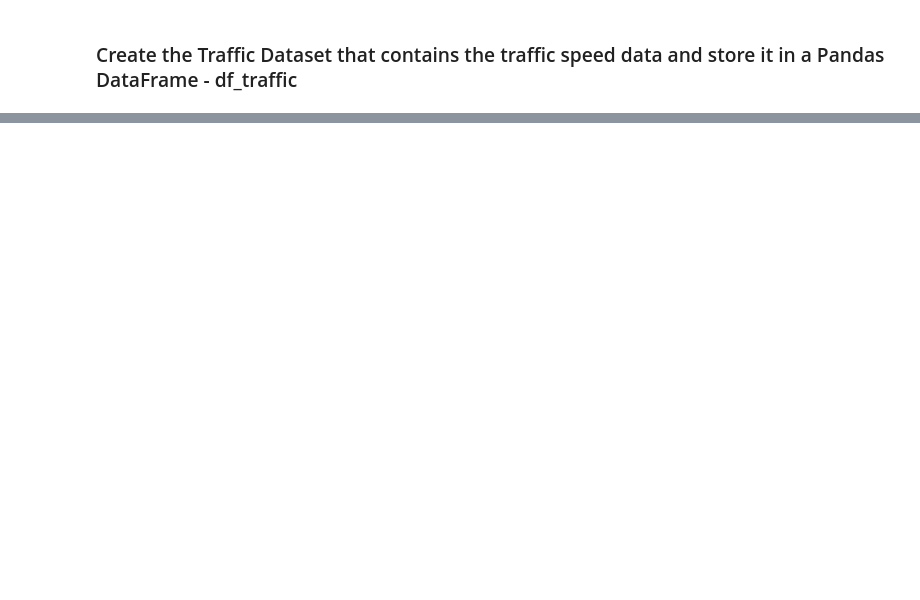
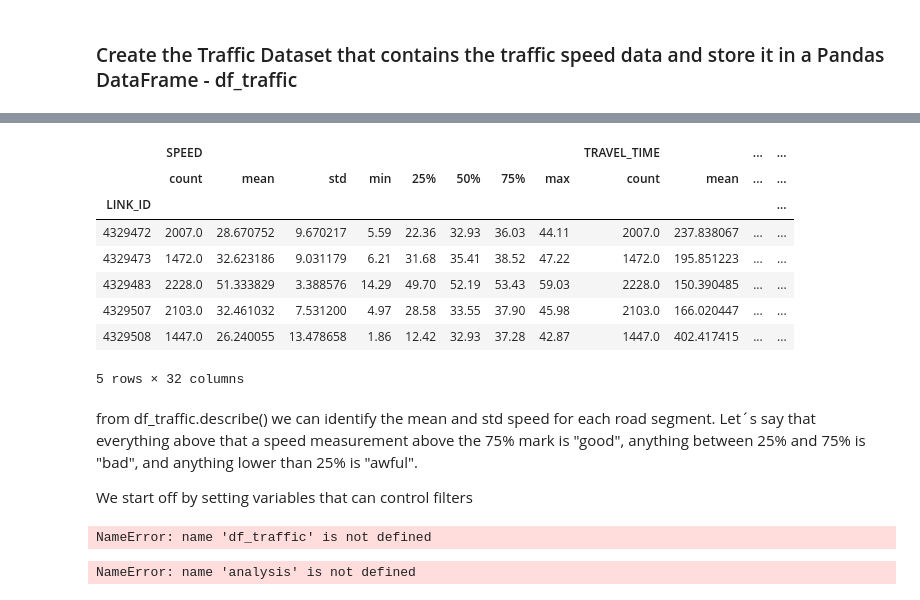
Before and after one commit to sjans1/Data-Science-Capstone, a Jupyter notebook: Data Science Capstone Project NYC.ipynb, the cells around one changed output, grey strips where cells are left out. Cells and saved outputs as stored; diff of their text form; code cells hidden in the pictures; blank space fills up the shorter version.

```diff
--- a/Data Science Capstone Project NYC.ipynb
+++ b/Data Science Capstone Project NYC.ipynb
@@ -209,3 +134,16 @@ df_linkinfo.rename(columns={0: 'point0', 1: 'point1', 2: 'point2', 3: 'point3',
+# %%
+df_linkinfo['point0'] = df_linkinfo['point0'].apply(lambda x: (tuple(map(float, x.split(',')))) if x != None else np.nan)
+df_linkinfo['point1'] = df_linkinfo['point1'].apply(lambda x: (tuple(map(float, x.split(',')))) if x != None else np.nan)
+df_linkinfo['point2'] = df_linkinfo['point2'].apply(lambda x: (tuple(map(float, x.split(',')))) if x != None else np.nan)
+df_linkinfo['point3'] = df_linkinfo['point3'].apply(lambda x: (tuple(map(float, x.split(',')))) if x != None else np.nan)
+df_linkinfo['point4'] = df_linkinfo['point4'].apply(lambda x: (tuple(map(float, x.split(',')))) if x != None else np.nan)
+df_linkinfo['point5'] = df_linkinfo['point5'].apply(lambda x: (tuple(map(float, x.split(',')))) if x != None else np.nan)
+df_linkinfo['point6'] = df_linkinfo['point6'].apply(lambda x: (tuple(map(float, x.split(',')))) if x != None else np.nan)
+df_linkinfo['point7'] = df_linkinfo['point7'].apply(lambda x: (tuple(map(float, x.split(',')))) if x != None else np.nan)
+df_linkinfo['point8'] = df_linkinfo['point8'].apply(lambda x: (tuple(map(float, x.split(',')))) if x != None else np.nan)
+df_linkinfo['point9'] = df_linkinfo['point9'].apply(lambda x: (tuple(map(float, x.split(',')))) if x != None else np.nan)
+df_linkinfo['point10'] = df_linkinfo['point10'].apply(lambda x: (tuple(map(float, x.split(',')))) if x != None else np.nan)
+df_linkinfo['point11'] = df_linkinfo['point11'].apply(lambda x: (tuple(map(float, x.split(',')))) if x != None else np.nan)
 # %%
 df_linkinfo.head()
 # %% [output]
@@ -217,0 +156,11 @@ df_linkinfo.head()
+# %%
+# merge the individual tuple coordinates together again into a new column
+df_linkinfo["allpoints"] = list(zip(*[df_linkinfo[col] for col in df_linkinfo.columns[3:15]]))
+# %%
+map_nyc = folium.Map(location=df_linkinfo['point1'][0], zoom_start=12)
+
+for x in range(0,len(df_linkinfo)):
+    length = min(df_linkinfo["ENCODED_POLY_LINE_LVLS"][x],11)
+    folium.PolyLine(df_linkinfo["allpoints"][x][0:length], color="red", weight=2.5, opacity=1).add_to(map_nyc)
+
+map_nyc
@@ -256,0 +171,13 @@ SyntaxError: invalid syntax (<ipython-input-32-a3816e2f8a59>, line 2)
+# %%
+df_traffic = pd.read_csv("2020January.csv")
+df_traffic = df_traffic[df_traffic["STATUS"].eq(0)]
+
+# convert the Data_As_Of column to something crude but useable. The original column contains datestamps in different formats
+df_traffic = pd.concat([df_traffic, df_traffic.DATA_AS_OF.str.split(expand=True)], axis=1, sort=False)
+df_traffic.drop(["DATA_AS_OF", "ID"], inplace=True, axis=1)
+df_traffic.rename(columns={0: 'Date', 1: 'Time', 2:'AMPM'}, inplace=True)
+
+df_traffic["Time"] = df_traffic['Time'].apply(lambda x: x[:2] if len(x) > 2 else x)
+df_traffic["Time"] = pd.to_numeric(df_traffic["Time"])
+df_traffic.loc[(df_traffic['AMPM'] == 'PM') & (df_traffic['Time'] < 12), 'Time'] = df_traffic["Time"]+12
+df_traffic.head()
@@ -256,0 +301,36 @@ SyntaxError: invalid syntax (<ipython-input-32-a3816e2f8a59>, line 2)
+# %%
+df_traffic.groupby(['LINK_ID']).describe().head()
+# %% [output]
+|  | SPEED |  |  |  |  |  |  |  | TRAVEL_TIME |  | ... | ... |
+|  | count | mean | std | min | 25% | 50% | 75% | max | count | mean | ... | ... |
+| LINK_ID |  |  |  |  |  |  |  |  |  |  |  | ... |
+| 4329472 | 2007.0 | 28.670752 | 9.670217 | 5.59 | 22.36 | 32.93 | 36.03 | 44.11 | 2007.0 | 237.838067 | ... | ... |
+| 4329473 | 1472.0 | 32.623186 | 9.031179 | 6.21 | 31.68 | 35.41 | 38.52 | 47.22 | 1472.0 | 195.851223 | ... | ... |
+| 4329483 | 2228.0 | 51.333829 | 3.388576 | 14.29 | 49.70 | 52.19 | 53.43 | 59.03 | 2228.0 | 150.390485 | ... | ... |
+| 4329507 | 2103.0 | 32.461032 | 7.531200 | 4.97 | 28.58 | 33.55 | 37.90 | 45.98 | 2103.0 | 166.020447 | ... | ... |
+| 4329508 | 1447.0 | 26.240055 | 13.478658 | 1.86 | 12.42 | 32.93 | 37.28 | 42.87 | 1447.0 | 402.417415 | ... | ... |
+5 rows × 32 columns
+# %% [markdown]
+from df_traffic.describe() we can identify the mean and std speed for each road segment. Let´s say that everything above that a speed measurement above the 75% mark is "good", anything between 25% and 75% is "bad", and anything lower than 25% is "awful".
+
+We start off by setting variables that can control filters
+# %%
+# These variable are used to filter the entire dataset later on.
+# Since you probably want to visualize a certain timeframe or date we can use these variables to set that date or time
+
+#datefilter = "01/06/2020"
+timestart = 0
+timeend = 24
+
+# If you want to take the average over all days we do not need to filter on the date.
+#analysis = df_traffic[df_traffic["Date"].eq(datefilter)]
+
+analysis = df_traffic[df_traffic["Time"]<(timeend)]
+analysis = df_traffic[df_traffic["Time"]>=(timestart)]
+#analysis = analysis.groupby(['LINK_ID']).mean()
+# %% [output]
+NameError: name 'df_traffic' is not defined
+# %%
+analysis["25"] = analysis.groupby(['LINK_ID']).quantile(75)
+# %% [output]
+NameError: name 'analysis' is not defined
```
Also changed, not shown: parts of 37 cells of this notebook.
